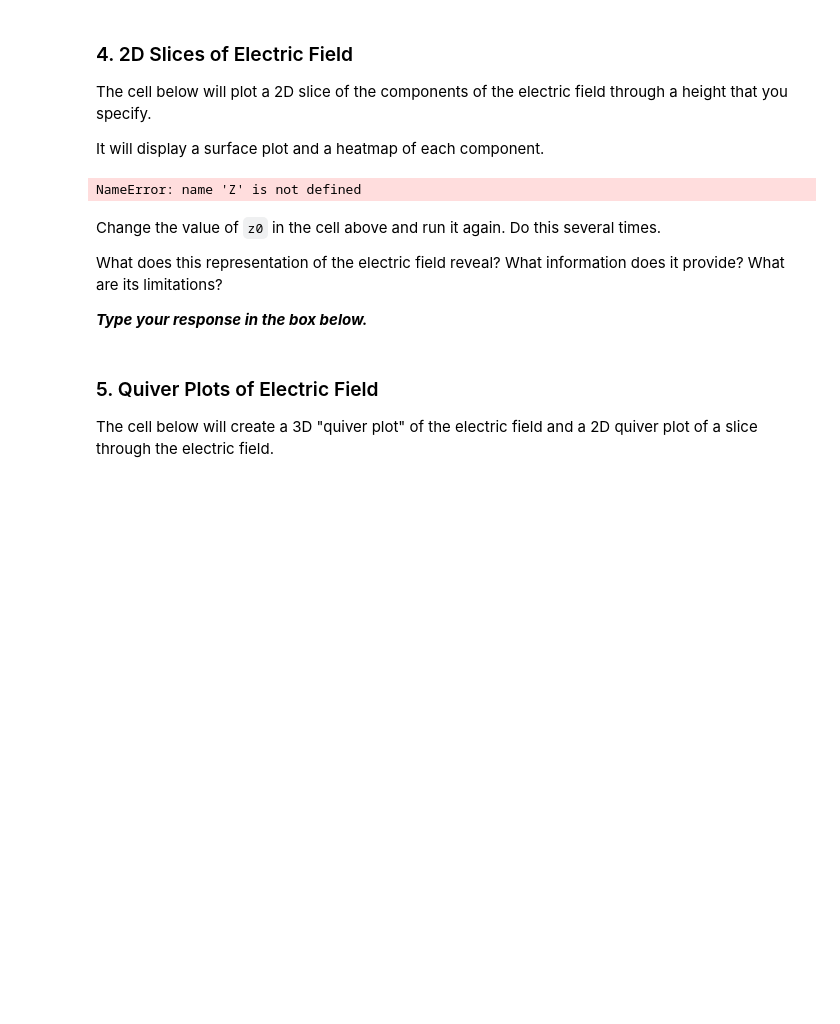
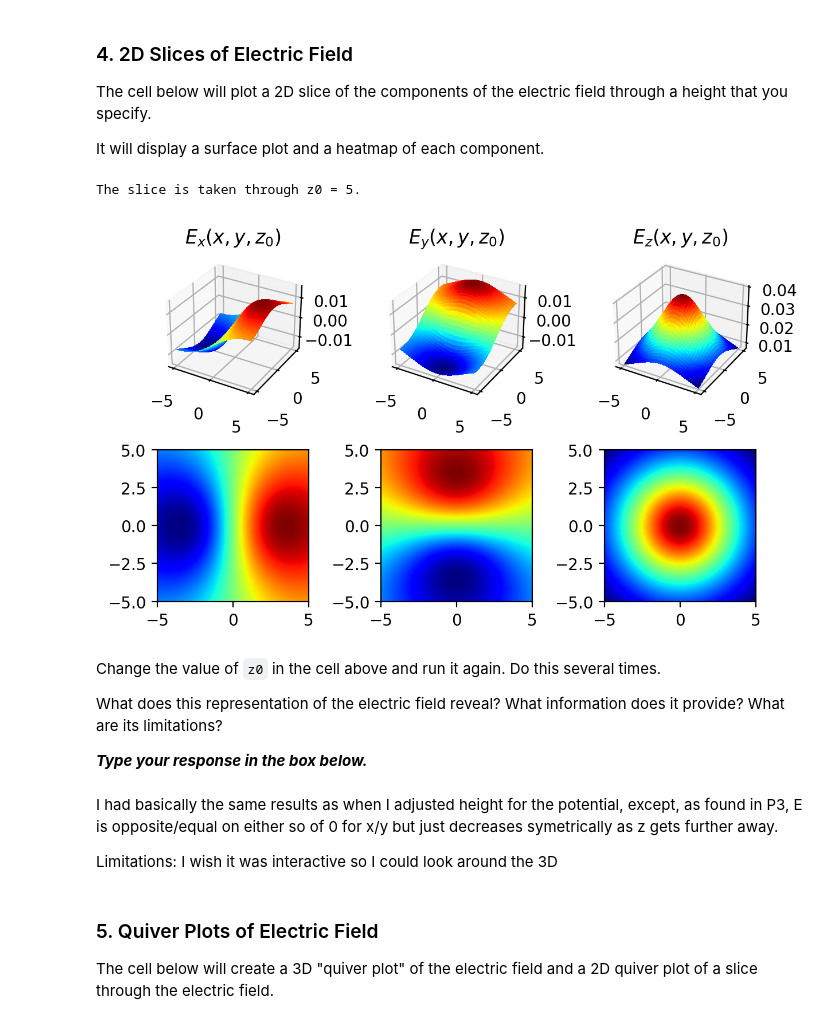
Before and after one commit to jaimeevers/electrodynamics, a Jupyter notebook: week-01/01-visualizing-fields.ipynb, the cells around one changed output. Drawn from its saved outputs; the diff is of its cells as text; code cells hidden in the pictures; blank space fills up the shorter version.

```diff
--- a/week-01/01-visualizing-fields.ipynb
+++ b/week-01/01-visualizing-fields.ipynb
@@ -236,7 +239,7 @@ The cell below will plot a 2D slice of the components of the electric field thro
 It will display a surface plot and a heatmap of each component.
 # %%
 # Choose z-coordinate index for slices.
-z0 = 150
+z0 = 200
 z_val = Z[x0,y0,z0]
 
 print("The slice is taken through z0 = %g." % z_val)
@@ -255,40 +258,45 @@ ax = fig.add_subplot(2,3,1, projection='3d')
 ax.plot_surface(x,y,ex, cmap='jet', antialiased=False, linewidth=0)
 ax.set_title(r"$E_x(x,y,z_0)$")
 
 ax = fig.add_subplot(2,3,2, projection='3d')
 ax.plot_surface(x,y,ey, cmap='jet', antialiased=False, linewidth=0)
 ax.set_title(r"$E_y(x,y,z_0)$")
 
 ax = fig.add_subplot(2,3,3, projection='3d')
 ax.plot_surface(x,y,ez, cmap='jet', antialiased=False, linewidth=0)
 ax.set_title(r"$E_z(x,y,z_0)$")
 
 # Heatmaps
 ax = fig.add_subplot(2,3,4)
 image = ax.pcolormesh(x,y,ex, shading='gouraud', cmap='jet')
 ax.axis('scaled')
 
 ax = fig.add_subplot(2,3,5)
 image = ax.pcolormesh(x,y,ey, shading='gouraud', cmap='jet')
 ax.axis('scaled')
 
 ax = fig.add_subplot(2,3,6)
 image = ax.pcolormesh(x,y,ez, shading='gouraud', cmap='jet')
 ax.axis('scaled')
 
 fig.tight_layout()
 
 # image = ax.pcolormesh(x,y,v, shading='gouraud', cmap='jet')
 # plt.colorbar(image, use_gridspec=True)
 # ax.axis('scaled')
 # %% [output]
-NameError: name 'Z' is not defined
+The slice is taken through z0 = 5.
+[figure, added]
 # %% [markdown]
 Change the value of `z0` in the cell above and run it again.  Do this several times.
 
 What does this representation of the electric field reveal?  What information does it provide?  What are its limitations?
 
 ***Type your response in the box below.***
+# %% [markdown]
+I had basically the same results as when I adjusted height for the potential, except, as found in P3, E is opposite/equal on either so of 0 for x/y but just decreases symetrically as z gets further away.
+
+Limitations: I wish it was interactive so I could look around the 3D
 # %% [markdown]
 ### 5. Quiver Plots of Electric Field
 
```
Also changed, not shown: parts of 7 cells of this notebook.
